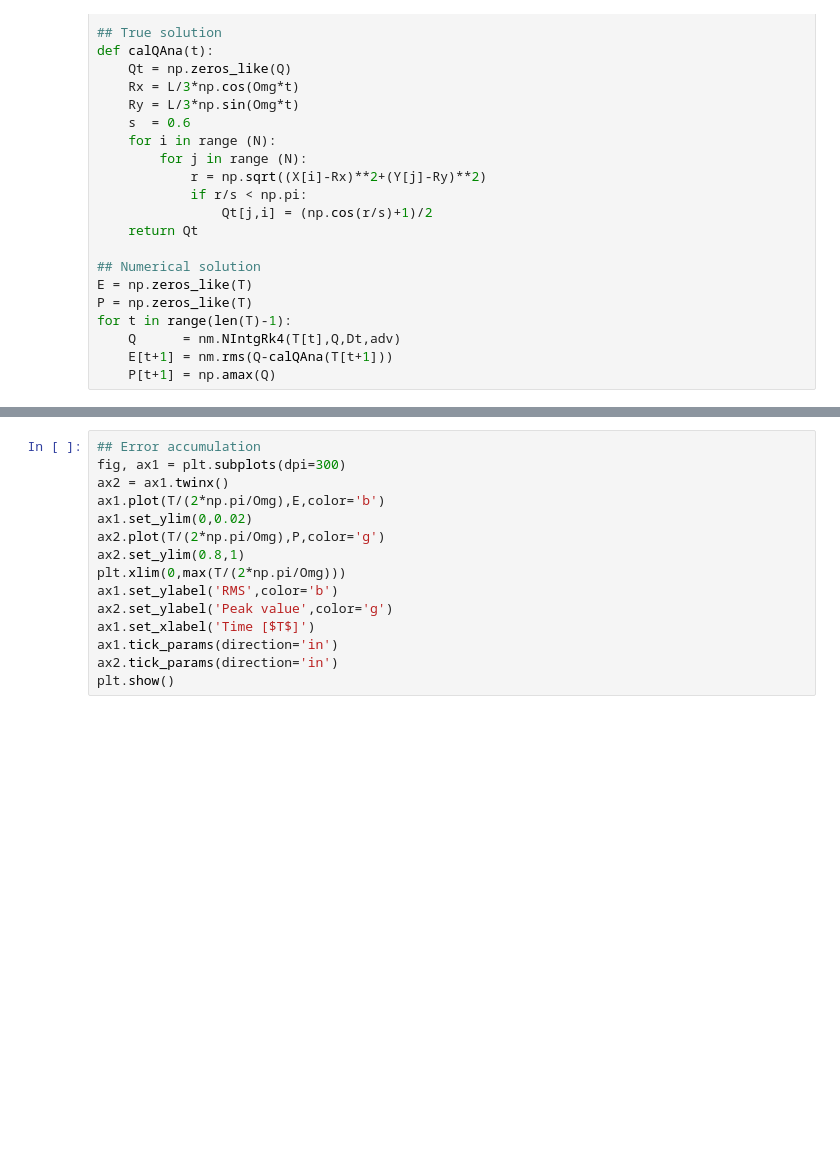
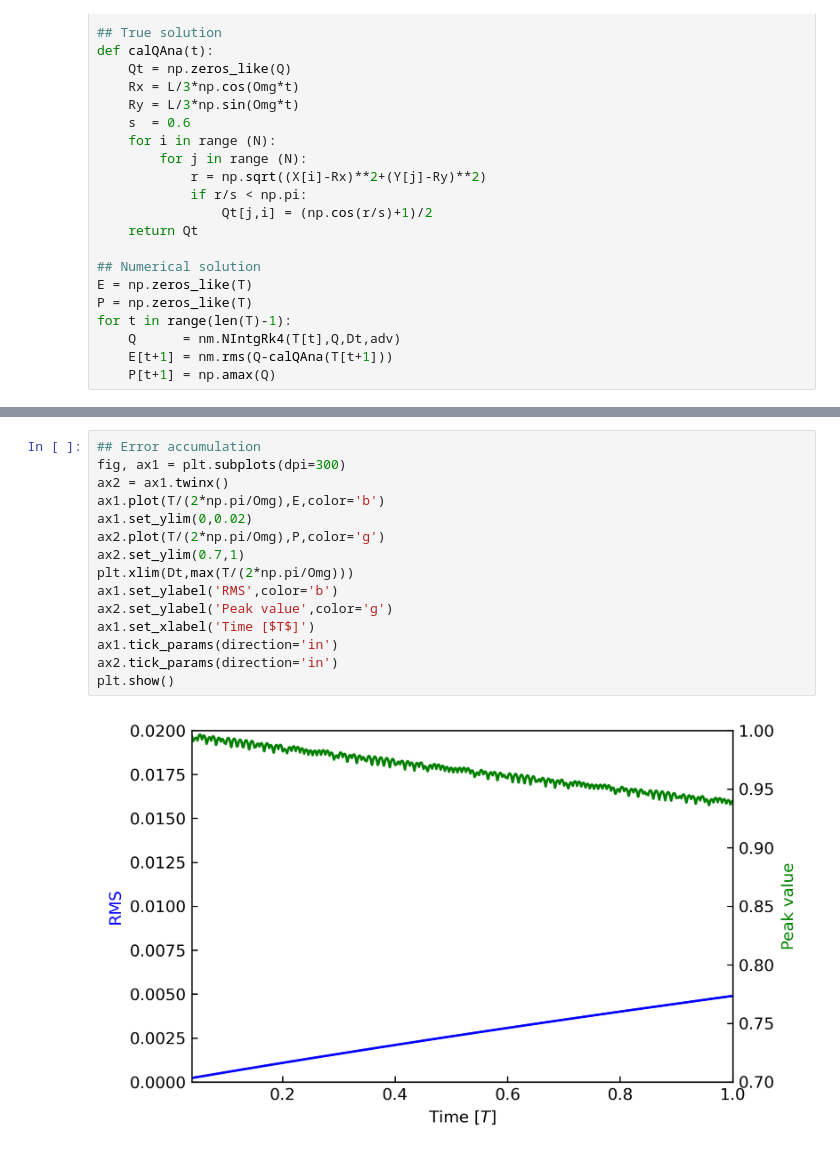
Before and after one commit to williameclee/2022-Summer-project-DMLab, a Jupyter notebook: EX_advection/EX_advection.ipynb, the cells around one changed output, grey strips where cells are left out. Cells and saved outputs as stored; diff of their text form; blank space fills up the shorter version.

```diff
--- a/EX_advection/EX_advection.ipynb
+++ b/EX_advection/EX_advection.ipynb
@@ -218,15 +218,17 @@ plt.show()
 # %%
 ## Error accumulation
 fig, ax1 = plt.subplots(dpi=300)
 ax2 = ax1.twinx()
 ax1.plot(T/(2*np.pi/Omg),E,color='b')
 ax1.set_ylim(0,0.02)
 ax2.plot(T/(2*np.pi/Omg),P,color='g')
-ax2.set_ylim(0.8,1)
-plt.xlim(0,max(T/(2*np.pi/Omg)))
+ax2.set_ylim(0.7,1)
+plt.xlim(Dt,max(T/(2*np.pi/Omg)))
 ax1.set_ylabel('RMS',color='b')
 ax2.set_ylabel('Peak value',color='g')
 ax1.set_xlabel('Time [$T$]')
 ax1.tick_params(direction='in')
 ax2.tick_params(direction='in')
 plt.show()
+# %% [output]
+[figure, added]
```
Also changed, not shown: parts of 5 cells of this notebook, 15 other files.
